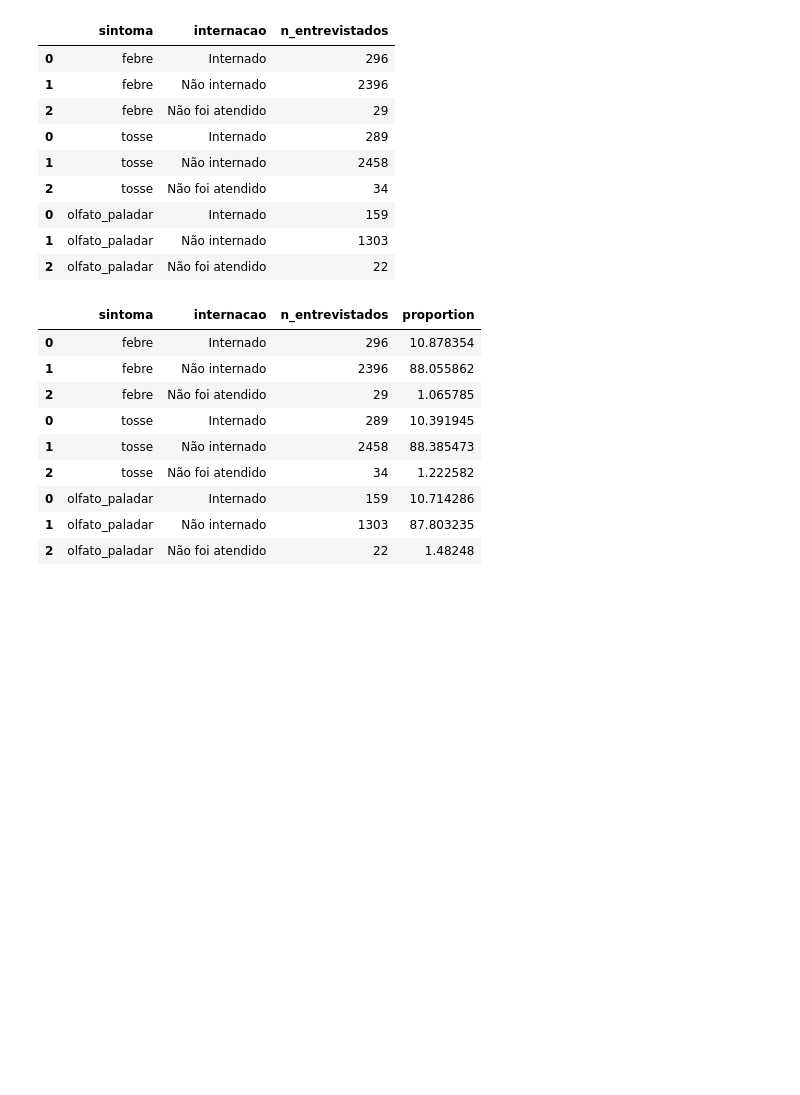
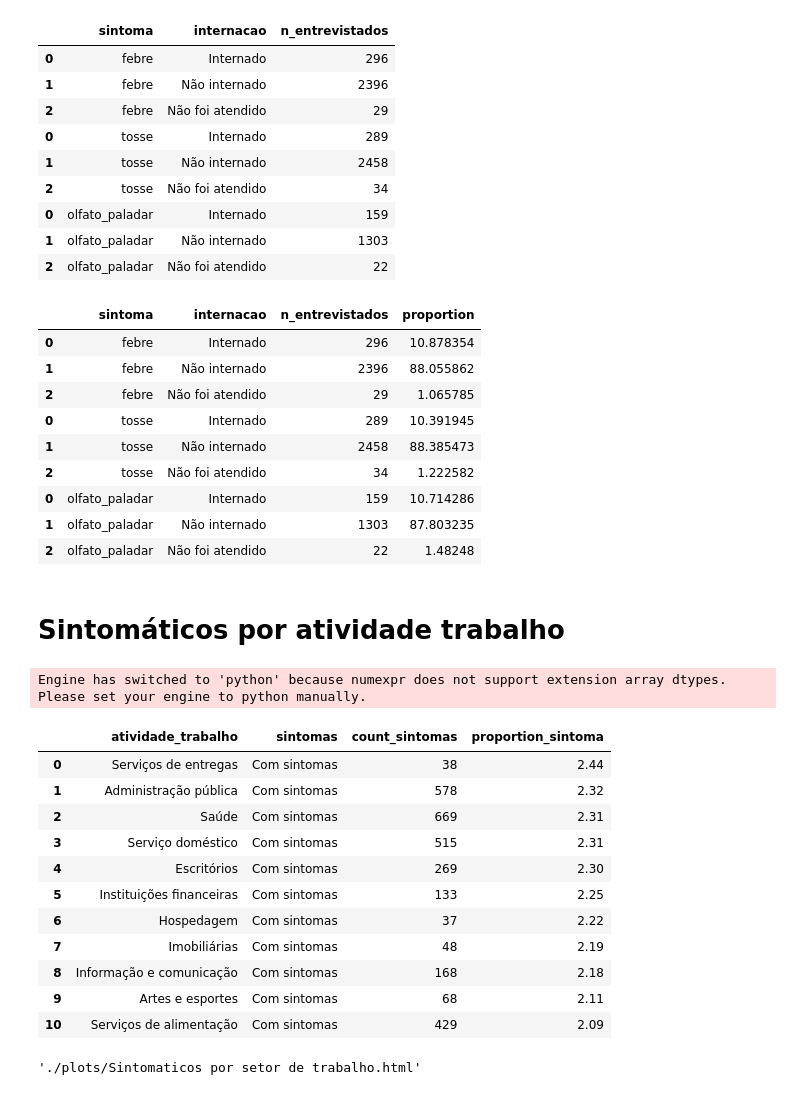
Before and after one commit to jackson-simionato/fase3_pos_tech, a Jupyter notebook: Tech_Challenge_Fase_3/2_create_visualizations.ipynb, the cells around one changed output. Cells and saved outputs as stored; diff of their text form; code cells hidden in the pictures; blank space fills up the shorter version.

Commit message:
Plot sintomas por setor de trabalho

```diff
--- a/Tech_Challenge_Fase_3/2_create_visualizations.ipynb
+++ b/Tech_Challenge_Fase_3/2_create_visualizations.ipynb
@@ -57,6 +57,10 @@ dict_sintomas = {'1':'Com sintomas', '0':'Sem sintomas'}
 dict_procura_medico = {'1':'Procurou atendimento', '2':'Não procurou atendimento'}
 
 dict_internacao = {'1':'Internado', '2':'Não internado', '3':'Não foi atendido', '9':'Sem resposta', '0':'Não se aplica'}
+
+dict_atividade_trabalho = {'10':'Serviços de entregas', '18':'Administração pública','20':'Saúde',
+                           '24':'Serviço doméstico','16':'Escritórios','14':'Instituições financeiras','11':'Hospedagem',
+                           '15':'Imobiliárias','13':'Informação e comunicação','22':'Artes e esportes','12':'Serviços de alimentação'}
 # %% [markdown]
 # Conexão com Big Query
 # %%
@@ -757,3 +761,75 @@ fig.show()
 title_name = 'Numero de internados de acordo com tipo de sintoma'
 
 #plotly.offline.plot(fig, filename = f'./plots/{title_name}.html', auto_play=False, auto_open=False)
+# %% [markdown]
+# Sintomáticos por atividade trabalho
+# %%
+query_sql = f'''
+with check_sintomas as (
+  SELECT
+    atividade_trabalho,
+    CASE
+      WHEN tosse = 1 OR febre = 1 OR olfato_paladar = 1 THEN 1
+      ELSE 0
+    END as sintomas,
+
+    COUNT (CASE
+      WHEN tosse = 1 OR febre = 1 OR olfato_paladar = 1 THEN 1
+      ELSE 0
+    END) as count_sintomas
+  FROM `brave-tea-400210.fase_3_tech_challenge.pnad-covid-19`
+  GROUP BY atividade_trabalho, sintomas
+)
+
+SELECT
+  atividade_trabalho,
+  sintomas,
+  count_sintomas,
+  ROUND(SUM(count_sintomas)/SUM(count_sintomas) OVER (PARTITION BY atividade_trabalho),4) AS proportion_sintoma
+FROM check_sintomas
+WHERE atividade_trabalho != 0
+GROUP BY
+  atividade_trabalho, sintomas, count_sintomas
+ORDER BY atividade_trabalho, count_sintomas DESC
+'''
+
+query_job = client.query(query_sql)
+df_results = query_job.to_dataframe()
+# %%
+df_results = df_results.query('sintomas == 1')
+df_results.sort_values(by='proportion_sintoma',ascending=False, inplace=True)
+df_results.reset_index(drop=True, inplace=True)
+df_results = df_results.loc[:10,:]
+df_results['atividade_trabalho'] = df_results['atividade_trabalho'].astype(str).replace(dict_atividade_trabalho)
+df_results['sintomas'] = df_results['sintomas'].astype(str).replace(dict_sintomas)
+df_results['proportion_sintoma'] = df_results['proportion_sintoma'] * 100
+df_results
+# %% [output]
+Engine has switched to 'python' because numexpr does not support extension array dtypes. Please set your engine to python manually.
+|  | atividade_trabalho | sintomas | count_sintomas | proportion_sintoma |
+| 0 | Serviços de entregas | Com sintomas | 38 | 2.44 |
+| 1 | Administração pública | Com sintomas | 578 | 2.32 |
+| 2 | Saúde | Com sintomas | 669 | 2.31 |
+| 3 | Serviço doméstico | Com sintomas | 515 | 2.31 |
+| 4 | Escritórios | Com sintomas | 269 | 2.30 |
+| 5 | Instituições financeiras | Com sintomas | 133 | 2.25 |
+| 6 | Hospedagem | Com sintomas | 37 | 2.22 |
+| 7 | Imobiliárias | Com sintomas | 48 | 2.19 |
+| 8 | Informação e comunicação | Com sintomas | 168 | 2.18 |
+| 9 | Artes e esportes | Com sintomas | 68 | 2.11 |
+| 10 | Serviços de alimentação | Com sintomas | 429 | 2.09 |
+# %%
+fig = px.bar(df_results, x="proportion_sintoma", y="atividade_trabalho", orientation='h',
+             color_discrete_sequence=px.colors.qualitative.G10, title='Sintomáticos por setor de trabalho<br>PNAD COVID-19',
+             labels=dict(atividade_trabalho='', proportion_sintoma='Proporção de sintomáticos (%)'),
+             height=400, width=700)
+
+fig.update_layout(yaxis=dict(autorange="reversed"), title_x=0.5)
+
+fig.show()
+
+title_name = 'Sintomaticos por setor de trabalho'
+
+plotly.offline.plot(fig, filename = f'./plots/{title_name}.html', auto_play=False, auto_open=False)
+# %% [output]
+'./plots/Sintomaticos por setor de trabalho.html'
```
Also changed, not shown: parts of 4 cells of this notebook, 4 other files.
